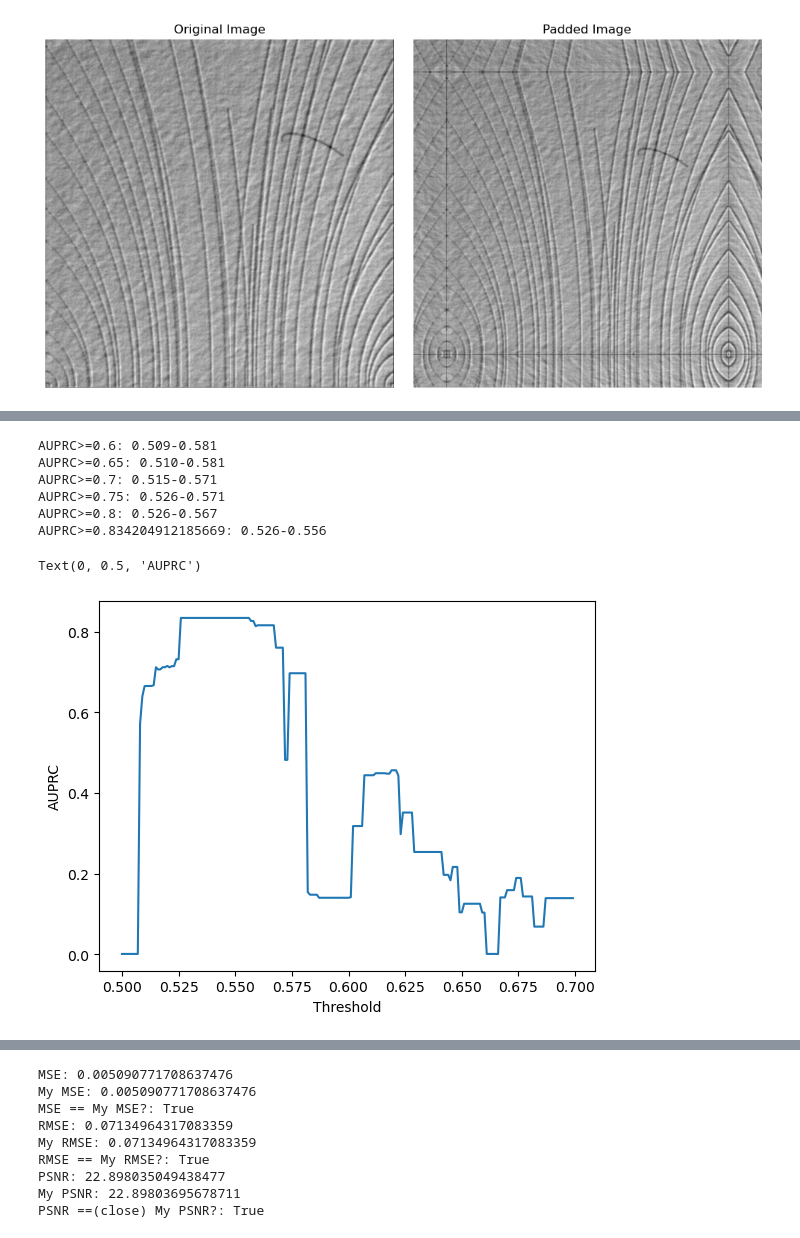
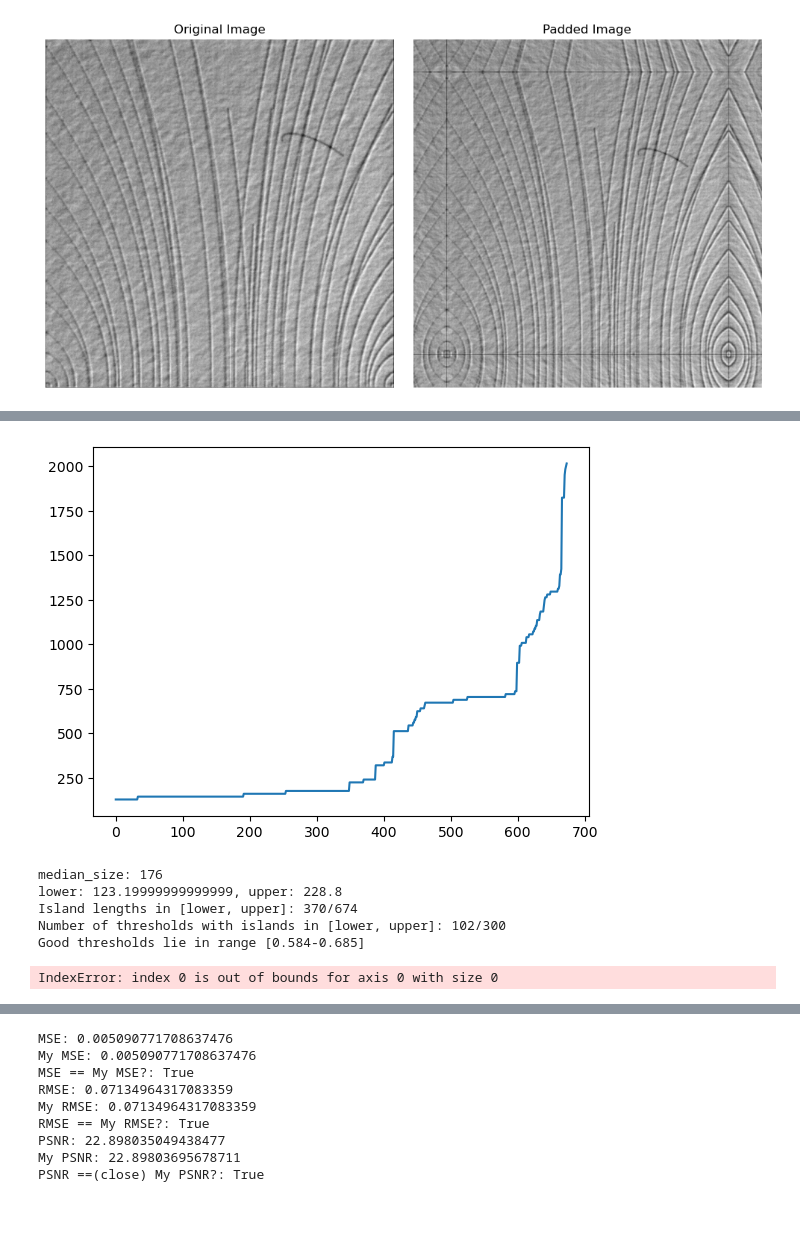
Before and after one commit to popastefan10/DeepAD, a Jupyter notebook: notebooks/eval.ipynb, the cells around one changed output, grey strips where cells are left out. Drawn from its saved outputs; the diff is of its cells as text; code cells hidden in the pictures.

```diff
--- a/notebooks/eval.ipynb
+++ b/notebooks/eval.ipynb
@@ -167,3 +242,43 @@ plt.show()
+# %%
+%matplotlib inline
+def flatten(xs):
+    return [x for ys in xs for x in ys]
+all_fl = np.sort(np.array(flatten(all_island_sizes)))
+plt.plot(all_fl)
+plt.show()
+err = 30 / 100
+median_size = all_fl[len(all_fl) // 2]
+print(f"median_size: {median_size}")
+lower = median_size * (1 - err)
+upper = median_size * (1 + err)
+print(f"lower: {lower}, upper: {upper}")
+print(f"Island lengths in [lower, upper]: {np.sum(np.logical_and(all_fl >= lower, all_fl <= upper))}/{len(all_fl)}")
+good_thresholds_mask = [any(lower <= size <= upper for size in sublist) for sublist in all_island_sizes]
+print(f"Number of thresholds with islands in [lower, upper]: {sum(good_thresholds_mask)}/{len(all_island_sizes)}")
+good_thresholds = thresholds[good_thresholds_mask]
+print(f"Good thresholds lie in range [{good_thresholds[0]:.3f}-{good_thresholds[-1]:.3f}]")
+good_thresholds_mask2 = [good and len(sublist) == 1 for good, sublist in zip(good_thresholds_mask, all_island_sizes)]
+good_thresholds2 = thresholds[good_thresholds_mask2]
+good_island_sizes2 = np.array([sublist for good, sublist in zip(good_thresholds_mask2, all_island_sizes) if good]).flatten()
+print(f"Good thresholds 2 lie in range [{good_thresholds2[0]:.3f}-{good_thresholds2[-1]:.3f}]")
+best_threshold = np.median(good_thresholds2)
+
+hmc = heatmap.clone()
+hmc[hmc < best_threshold] = 0
+hmc[hmc >= best_threshold] = 1
+hmc, _ = remove_islands(hmc)
+best_auprc = binary_auprc((diff_image * hmc).reshape(-1), image_mask.reshape(-1)).item()
+print(f"best_threshold: {best_threshold}")
+print(f"corresponding AUPRC: {best_auprc}")
+plt.plot(good_thresholds2, good_island_sizes2)
+# %% [output]
+[figure, added]
+median_size: 176
+lower: 123.19999999999999, upper: 228.8
+Island lengths in [lower, upper]: 370/674
+Number of thresholds with islands in [lower, upper]: 102/300
+Good thresholds lie in range [0.584-0.685]
+IndexError: index 0 is out of bounds for axis 0 with size 0
 # %%
 %matplotlib tk
 from matplotlib.widgets import Slider
@@ -230,22 +335,3 @@ for threshold in tqdm(thresholds):
-# %%
-auprcs = np.array(auprcs)
-for auprc_threshold in [0.6, 0.65, 0.7, 0.75, 0.8, max(auprcs)]:
-    auprc_thresholds = thresholds[auprcs >= auprc_threshold]
-    if len(auprc_thresholds) == 0:
-        auprc_thresholds = [float("nan")]
-    print(f"AUPRC>={auprc_threshold}: {auprc_thresholds[0]:.3f}-{auprc_thresholds[-1]:.3f}")
-plt.plot(thresholds, auprcs)
-plt.xlabel("Threshold")
-plt.ylabel("AUPRC")
-# %% [output]
-AUPRC>=0.6: 0.509-0.581
-AUPRC>=0.65: 0.510-0.581
-AUPRC>=0.7: 0.515-0.571
-AUPRC>=0.75: 0.526-0.571
-AUPRC>=0.8: 0.526-0.567
-AUPRC>=0.834204912185669: 0.526-0.556
-Text(0, 0.5, 'AUPRC')
-[figure, removed]
 # %%
 %matplotlib inline
 import matplotlib.patches as mpl_patches
```
Also changed, not shown: parts of 16 cells of this notebook, 4 other files.
